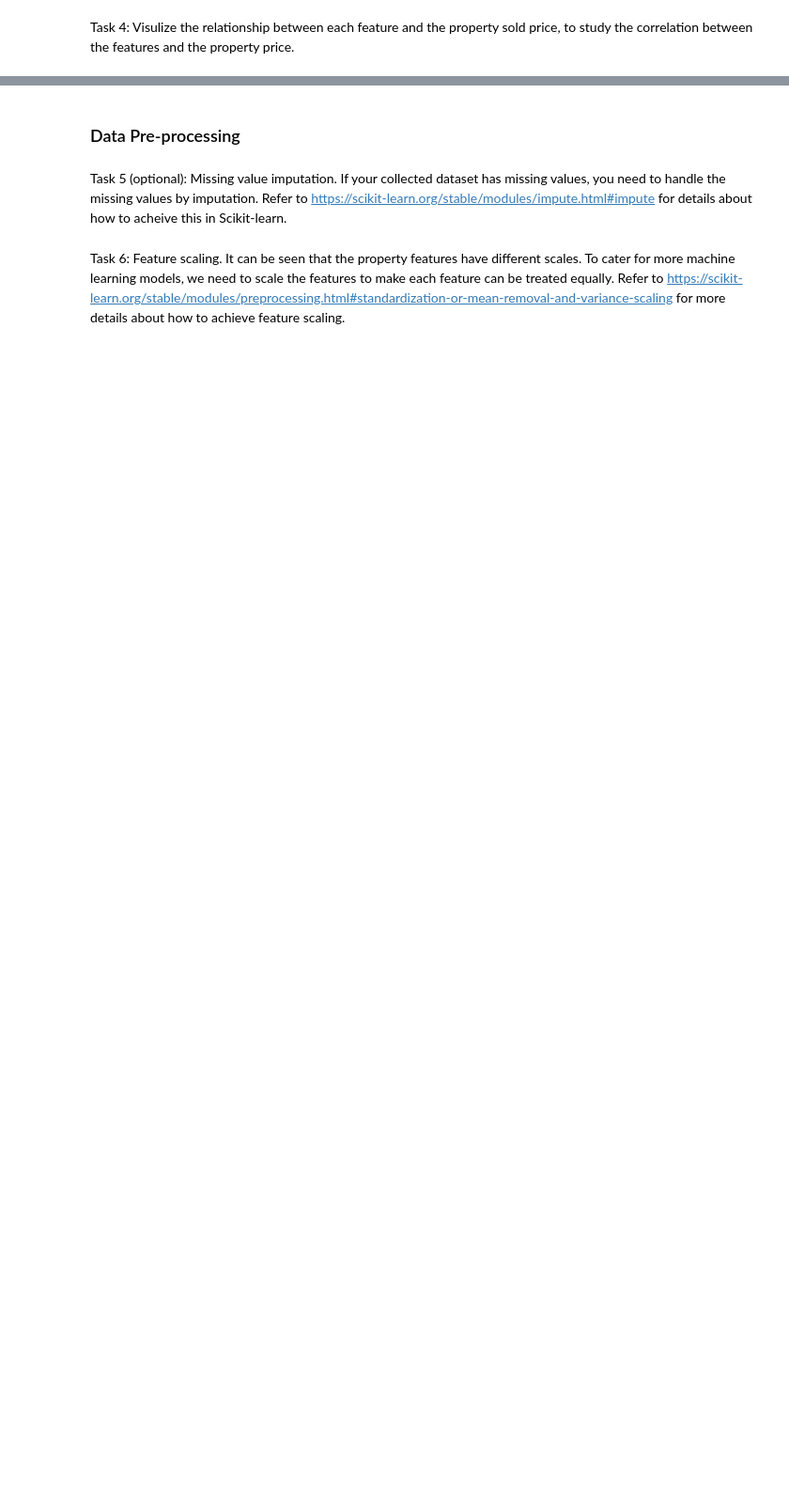
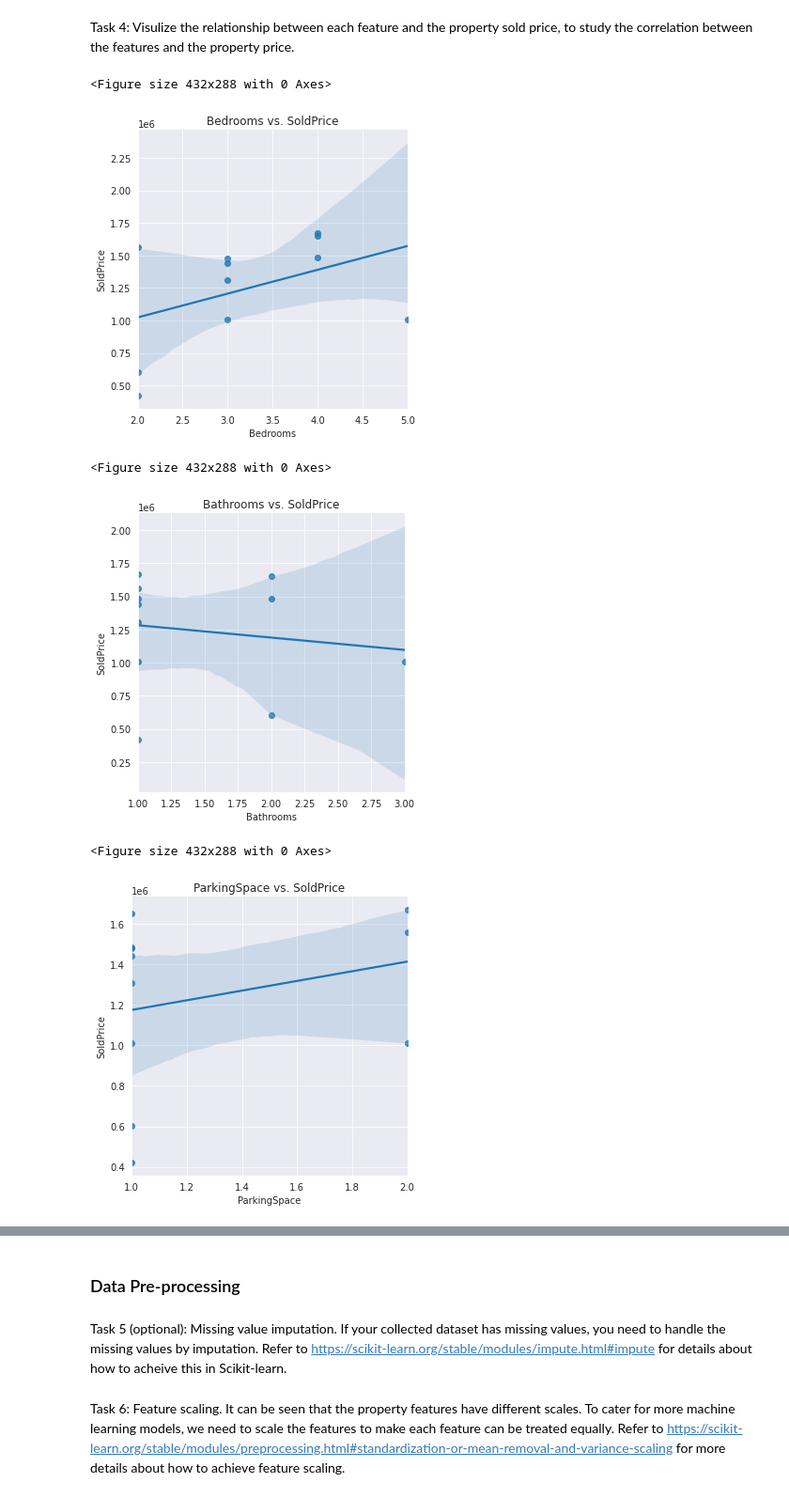
Before and after one commit to migodelacruz/COMP8220, a Jupyter notebook: Practical/practical-week-2.ipynb, the cells around one changed output, grey strips where cells are left out. Shown at 94% size. Cells and saved outputs as stored; diff of their text form; code cells hidden in the pictures; blank space fills up the shorter version.

```diff
--- a/Practical/practical-week-2.ipynb
+++ b/Practical/practical-week-2.ipynb
@@ -30,3 +42,17 @@ Task 1: You are required to manually collect the price information for at least
 * The data are stored in a CSV (Comma-Separated Value) file.
 
 * (Optional for interested students) You can actually collect much more data automatically by calling the APIs provided by Domain: https://developer.domain.com.au/docs/latest/introduction. A video showing how to achieve this: https://www.youtube.com/watch?v=_OJBOy00IJ0.
+# %%
+import json
+import requests
+import pandas as pd
+import numpy as np
+
+import matplotlib.pyplot as plt
+import seaborn as sns
+%matplotlib inline
+
+sns.set_style('darkgrid')
+
+import warnings
+warnings.filterwarnings('ignore')
@@ -33,2 +109,6 @@ Task 1: You are required to manually collect the price information for at least
 # %%
 # Display your collected data using Pandas.
+
+properties = pd.read_csv('Westmead2145.csv', na_values='?')
+
+properties
@@ -47,3 +152,19 @@ Task 4: Visulize the relationship between each feature and the property sold pri
 # %%
 # Scatter plot with a feature as the X axis and the property price as the Y axis.
 # Matplotlib will be involved.
+
+features = ['Bedrooms','Bathrooms','ParkingSpace','LandArea']
+target = ['SoldPrice']
+
+for feature in features:
+  plt.figure()
+  sns.lmplot(feature, 'SoldPrice', properties)
+
+  plt.title(feature + ' vs. SoldPrice')
+# %% [output]
+<Figure size 432x288 with 0 Axes>
+[figure, added]
+<Figure size 432x288 with 0 Axes>
+[figure, added]
+<Figure size 432x288 with 0 Axes>
+[figure, added]
```
Also changed, not shown: parts of 16 cells of this notebook, 1 other file.
